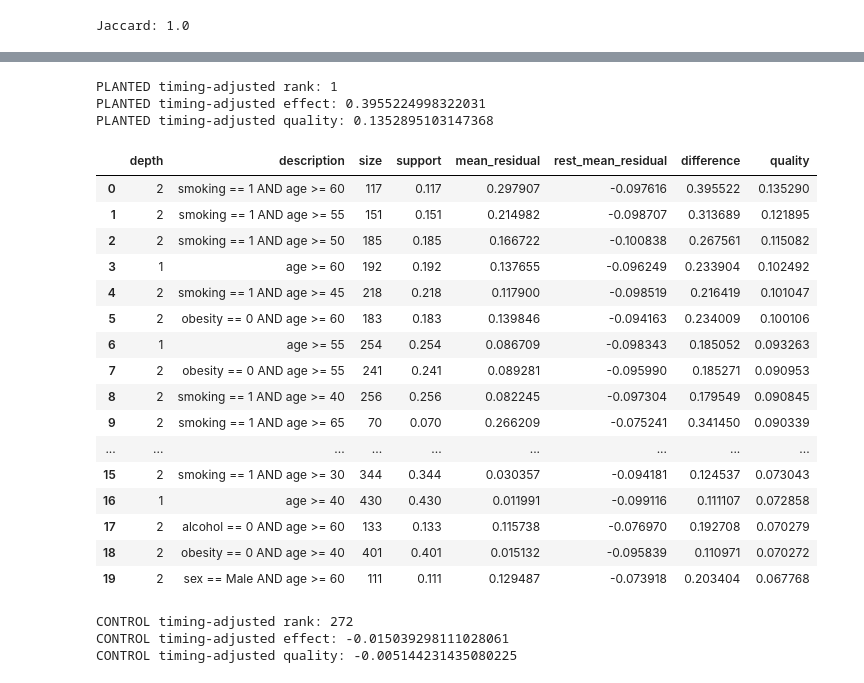
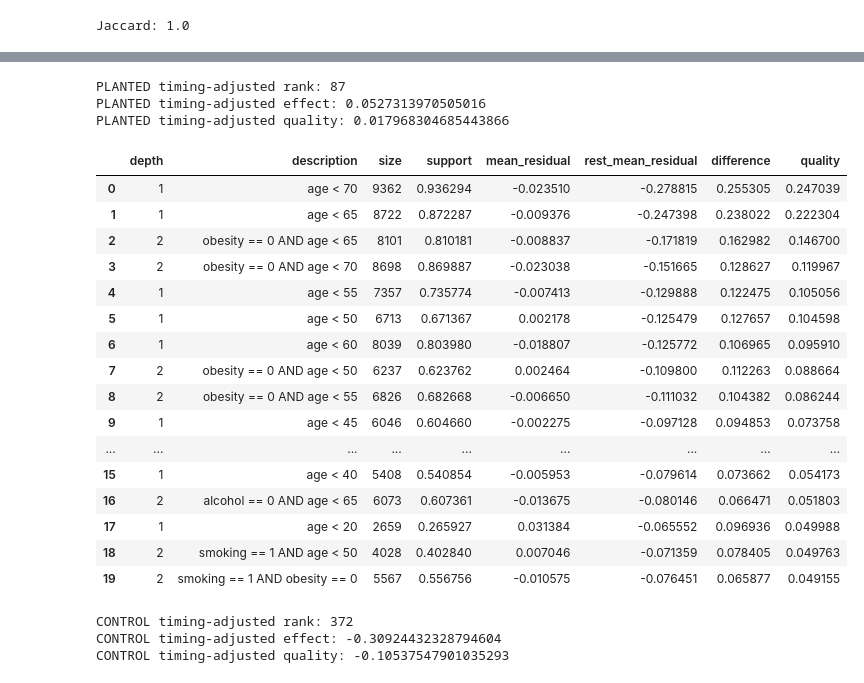
Before and after one commit to kustersjarl/sir-graph-emm, a Jupyter notebook: notebooks/simulation_test.ipynb, the cells around one changed output, grey strips where cells are left out. Cells and saved outputs as stored; diff of their text form; code cells hidden in the pictures.

```diff
--- a/notebooks/simulation_test.ipynb
+++ b/notebooks/simulation_test.ipynb
@@ -1988,5 +1951,5 @@ Degrees still identical: True
 # %%
-graph = random_graph
+#graph = random_graph
 # %%
 planted_mask = (
     (people["age"] >= 60)
@@ -2049,9 +2012,10 @@ for p_value in P_VALUES:
         test_runs = run_ensemble(
             graph,
             n_runs=100,
-            n_seeds=5,
+            n_seeds=50,
             p=p_value,
             params=current_params,
+            edge_multipliers=edge_multipliers,
             rng=24,
         )
 
@@ -2089,8 +2053,8 @@ comparison_df
 
 
 P = 0.12
-N_RUNS = 500
-N_SEEDS = 5
+N_RUNS = 100
+N_SEEDS = 50
 
 # Separate reproducible random streams
 seed_rng = np.random.default_rng(1001)
@@ -2123,6 +2087,7 @@ def run_fixed_ensemble(params):
             seeds=seeds,
             p=P,
             params=params,
+            edge_multipliers=edge_multipliers,
             rng=int(run_seed),
         )
         for seeds, run_seed in zip(
@@ -5078,7 +5050,7 @@ planted_timing_results = search_subgroups(
         81,
         5,
     ),
-    min_size=20,
+    min_size=200,
     max_depth=2,
     direction="high",
 )
@@ -5087,52 +5059,52 @@ planted_timing_target = (
     planted_timing_results[
         planted_timing_results[
             "description"
         ]
         == PLANTED_DESCRIPTION
     ]
 )
 
 print(
     "PLANTED timing-adjusted rank:",
     planted_timing_target.index[0] + 1,
 )
 
 print(
     "PLANTED timing-adjusted effect:",
     planted_timing_target.iloc[0][
         "difference"
     ],
 )
 
 print(
     "PLANTED timing-adjusted quality:",
     planted_timing_target.iloc[0][
         "quality"
     ],
 )
 
 planted_timing_results.head(20)
 # %% [output]
-PLANTED timing-adjusted rank: 1
-PLANTED timing-adjusted effect: 0.3955224998322031
-PLANTED timing-adjusted quality: 0.1352895103147368
+PLANTED timing-adjusted rank: 87
+PLANTED timing-adjusted effect: 0.0527313970505016
+PLANTED timing-adjusted quality: 0.017968304685443866
 |  | depth | description | size | support | mean_residual | rest_mean_residual | difference | quality |
-| 0 | 2 | smoking == 1 AND age >= 60 | 117 | 0.117 | 0.297907 | -0.097616 | 0.395522 | 0.135290 |
-| 1 | 2 | smoking == 1 AND age >= 55 | 151 | 0.151 | 0.214982 | -0.098707 | 0.313689 | 0.121895 |
-| 2 | 2 | smoking == 1 AND age >= 50 | 185 | 0.185 | 0.166722 | -0.100838 | 0.267561 | 0.115082 |
-| 3 | 1 | age >= 60 | 192 | 0.192 | 0.137655 | -0.096249 | 0.233904 | 0.102492 |
-| 4 | 2 | smoking == 1 AND age >= 45 | 218 | 0.218 | 0.117900 | -0.098519 | 0.216419 | 0.101047 |
-| 5 | 2 | obesity == 0 AND age >= 60 | 183 | 0.183 | 0.139846 | -0.094163 | 0.234009 | 0.100106 |
-| 6 | 1 | age >= 55 | 254 | 0.254 | 0.086709 | -0.098343 | 0.185052 | 0.093263 |
-| 7 | 2 | obesity == 0 AND age >= 55 | 241 | 0.241 | 0.089281 | -0.095990 | 0.185271 | 0.090953 |
-| 8 | 2 | smoking == 1 AND age >= 40 | 256 | 0.256 | 0.082245 | -0.097304 | 0.179549 | 0.090845 |
-| 9 | 2 | smoking == 1 AND age >= 65 | 70 | 0.070 | 0.266209 | -0.075241 | 0.341450 | 0.090339 |
+| 0 | 1 | age < 70 | 9362 | 0.936294 | -0.023510 | -0.278815 | 0.255305 | 0.247039 |
+| 1 | 1 | age < 65 | 8722 | 0.872287 | -0.009376 | -0.247398 | 0.238022 | 0.222304 |
+| 2 | 2 | obesity == 0 AND age < 65 | 8101 | 0.810181 | -0.008837 | -0.171819 | 0.162982 | 0.146700 |
+| 3 | 2 | obesity == 0 AND age < 70 | 8698 | 0.869887 | -0.023038 | -0.151665 | 0.128627 | 0.119967 |
+| 4 | 1 | age < 55 | 7357 | 0.735774 | -0.007413 | -0.129888 | 0.122475 | 0.105056 |
+| 5 | 1 | age < 50 | 6713 | 0.671367 | 0.002178 | -0.125479 | 0.127657 | 0.104598 |
+| 6 | 1 | age < 60 | 8039 | 0.803980 | -0.018807 | -0.125772 | 0.106965 | 0.095910 |
+| 7 | 2 | obesity == 0 AND age < 50 | 6237 | 0.623762 | 0.002464 | -0.109800 | 0.112263 | 0.088664 |
+| 8 | 2 | obesity == 0 AND age < 55 | 6826 | 0.682668 | -0.006650 | -0.111032 | 0.104382 | 0.086244 |
+| 9 | 1 | age < 45 | 6046 | 0.604660 | -0.002275 | -0.097128 | 0.094853 | 0.073758 |
 | ... | ... | ... | ... | ... | ... | ... | ... | ... |
-| 15 | 2 | smoking == 1 AND age >= 30 | 344 | 0.344 | 0.030357 | -0.094181 | 0.124537 | 0.073043 |
-| 16 | 1 | age >= 40 | 430 | 0.430 | 0.011991 | -0.099116 | 0.111107 | 0.072858 |
-| 17 | 2 | alcohol == 0 AND age >= 60 | 133 | 0.133 | 0.115738 | -0.076970 | 0.192708 | 0.070279 |
-| 18 | 2 | obesity == 0 AND age >= 40 | 401 | 0.401 | 0.015132 | -0.095839 | 0.110971 | 0.070272 |
-| 19 | 2 | sex == Male AND age >= 60 | 111 | 0.111 | 0.129487 | -0.073918 | 0.203404 | 0.067768 |
+| 15 | 1 | age < 40 | 5408 | 0.540854 | -0.005953 | -0.079614 | 0.073662 | 0.054173 |
+| 16 | 2 | alcohol == 0 AND age < 65 | 6073 | 0.607361 | -0.013675 | -0.080146 | 0.066471 | 0.051803 |
+| 17 | 1 | age < 20 | 2659 | 0.265927 | 0.031384 | -0.065552 | 0.096936 | 0.049988 |
+| 18 | 2 | smoking == 1 AND age < 50 | 4028 | 0.402840 | 0.007046 | -0.071359 | 0.078405 | 0.049763 |
+| 19 | 2 | smoking == 1 AND obesity == 0 | 5567 | 0.556756 | -0.010575 | -0.076451 | 0.065877 | 0.049155 |
 # %%
 control_cascade_obs = cascade_observations(
     control_runs
@@ -5155,7 +5127,7 @@ control_timing_results = search_subgroups(
         81,
         5,
     ),
-    min_size=20,
+    min_size=200,
     max_depth=2,
     direction="high",
 )
@@ -5188,9 +5160,9 @@ print(
     ],
 )
 # %% [output]
-CONTROL timing-adjusted rank: 272
-CONTROL timing-adjusted effect: -0.015039298111028061
-CONTROL timing-adjusted quality: -0.005144231435080225
+CONTROL timing-adjusted rank: 372
+CONTROL timing-adjusted effect: -0.30924432328794604
+CONTROL timing-adjusted quality: -0.10537547901035293
 # %%
 planted_timing_indirect_results = (
     search_subgroups(
```
Also changed, not shown: parts of 105 cells of this notebook.
